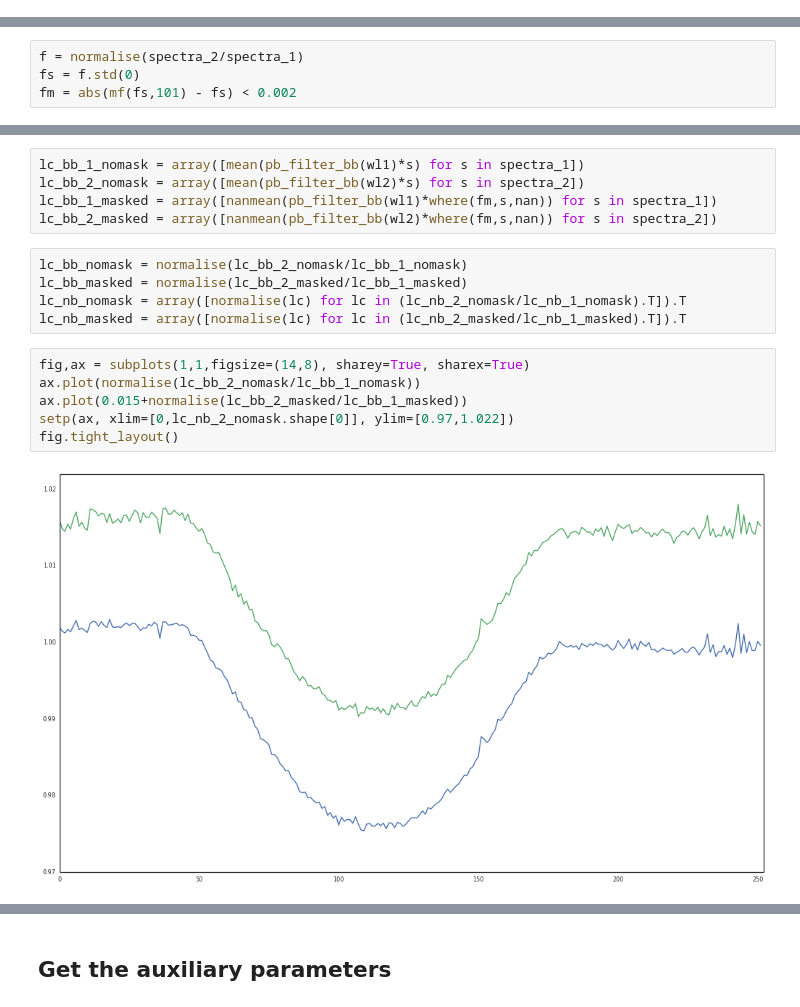
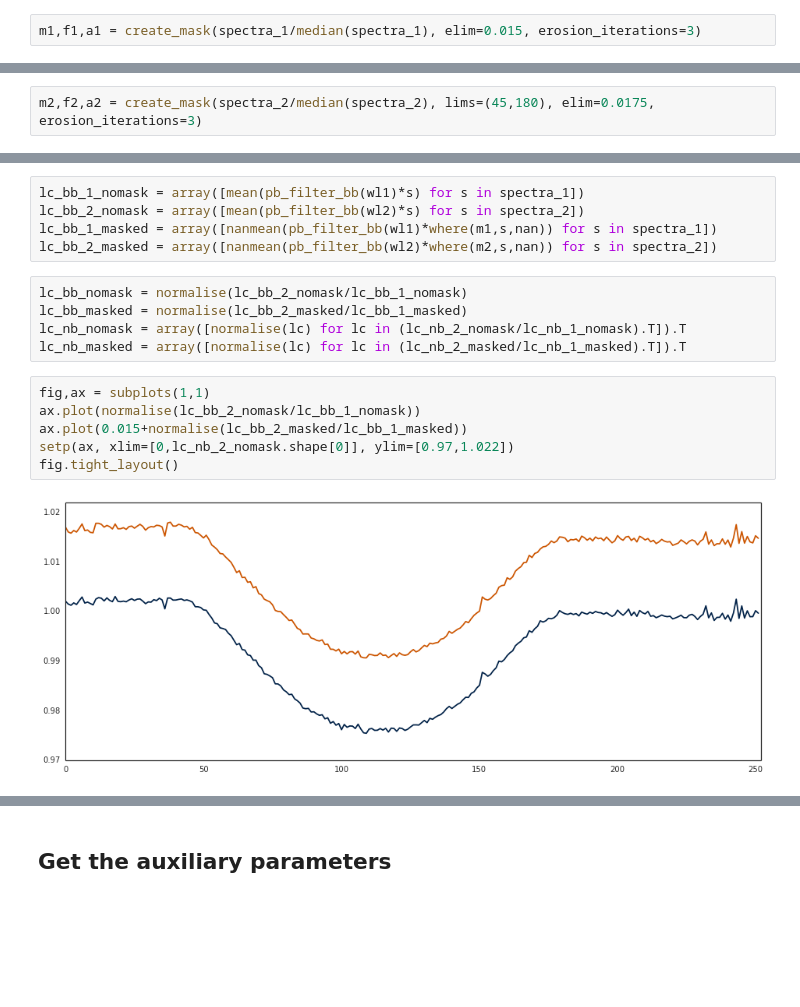
Before and after one commit to hpparvi/Parviainen-2015-TrES-3b-OSIRIS, a Jupyter notebook: 002_Light_curve_creation.ipynb, the cells around one changed output, grey strips where cells are left out. Cells and saved outputs as stored; diff of their text form; blank space fills up the shorter version.

```diff
--- a/002_Light_curve_creation.ipynb
+++ b/002_Light_curve_creation.ipynb
@@ -79,0 +156,2 @@ fig.tight_layout()
+# %%
+m1,f1,a1 = create_mask(spectra_1/median(spectra_1), elim=0.015, erosion_iterations=3)
@@ -79,0 +160,2 @@ fig.tight_layout()
+# %%
+m2,f2,a2 = create_mask(spectra_2/median(spectra_2), lims=(45,180), elim=0.0175, erosion_iterations=3)
@@ -82,4 +165,0 @@ fig.tight_layout()
-# %%
-f = normalise(spectra_2/spectra_1)
-fs = f.std(0)
-fm = abs(mf(fs,101) - fs) < 0.002
@@ -111,19 +180,19 @@ lc_nb_2_masked = array([[nanmean(f(wl2)*where(fm,s,nan)) for f in pb_filters_nb]
 # %%
 lc_bb_1_nomask = array([mean(pb_filter_bb(wl1)*s) for s in spectra_1])
 lc_bb_2_nomask = array([mean(pb_filter_bb(wl2)*s) for s in spectra_2])
-lc_bb_1_masked = array([nanmean(pb_filter_bb(wl1)*where(fm,s,nan)) for s in spectra_1])
-lc_bb_2_masked = array([nanmean(pb_filter_bb(wl2)*where(fm,s,nan)) for s in spectra_2])
+lc_bb_1_masked = array([nanmean(pb_filter_bb(wl1)*where(m1,s,nan)) for s in spectra_1])
+lc_bb_2_masked = array([nanmean(pb_filter_bb(wl2)*where(m2,s,nan)) for s in spectra_2])
 # %%
 lc_bb_nomask = normalise(lc_bb_2_nomask/lc_bb_1_nomask)
 lc_bb_masked = normalise(lc_bb_2_masked/lc_bb_1_masked)
 lc_nb_nomask = array([normalise(lc) for lc in (lc_nb_2_nomask/lc_nb_1_nomask).T]).T
 lc_nb_masked = array([normalise(lc) for lc in (lc_nb_2_masked/lc_nb_1_masked).T]).T
 # %%
-fig,ax = subplots(1,1,figsize=(14,8), sharey=True, sharex=True)
+fig,ax = subplots(1,1)
 ax.plot(normalise(lc_bb_2_nomask/lc_bb_1_nomask))
 ax.plot(0.015+normalise(lc_bb_2_masked/lc_bb_1_masked))
 setp(ax, xlim=[0,lc_nb_2_nomask.shape[0]], ylim=[0.97,1.022])
 fig.tight_layout()
 # %% [output]
-[figure, old version]
+[figure, new version]
 # %%
```
Also changed, not shown: parts of 25 cells of this notebook, 10 other files.
